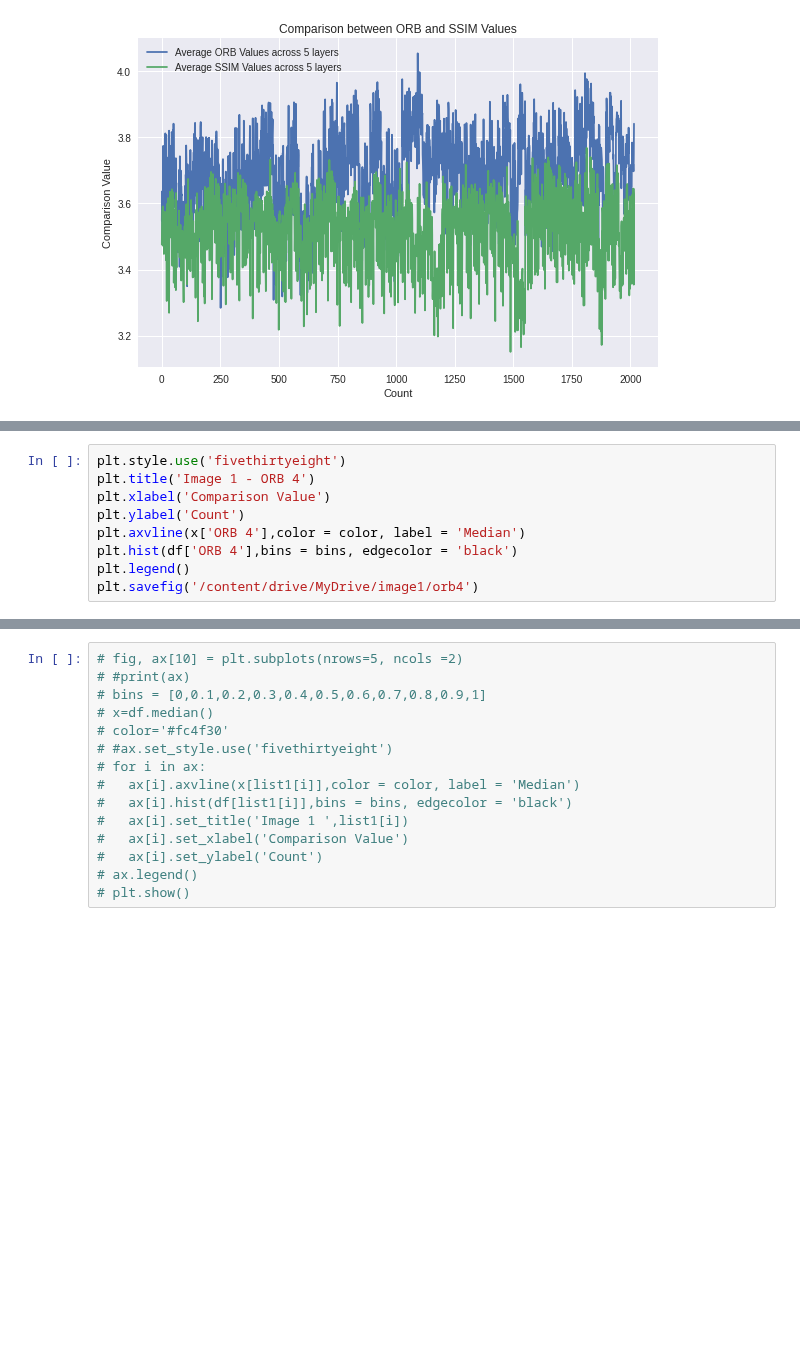
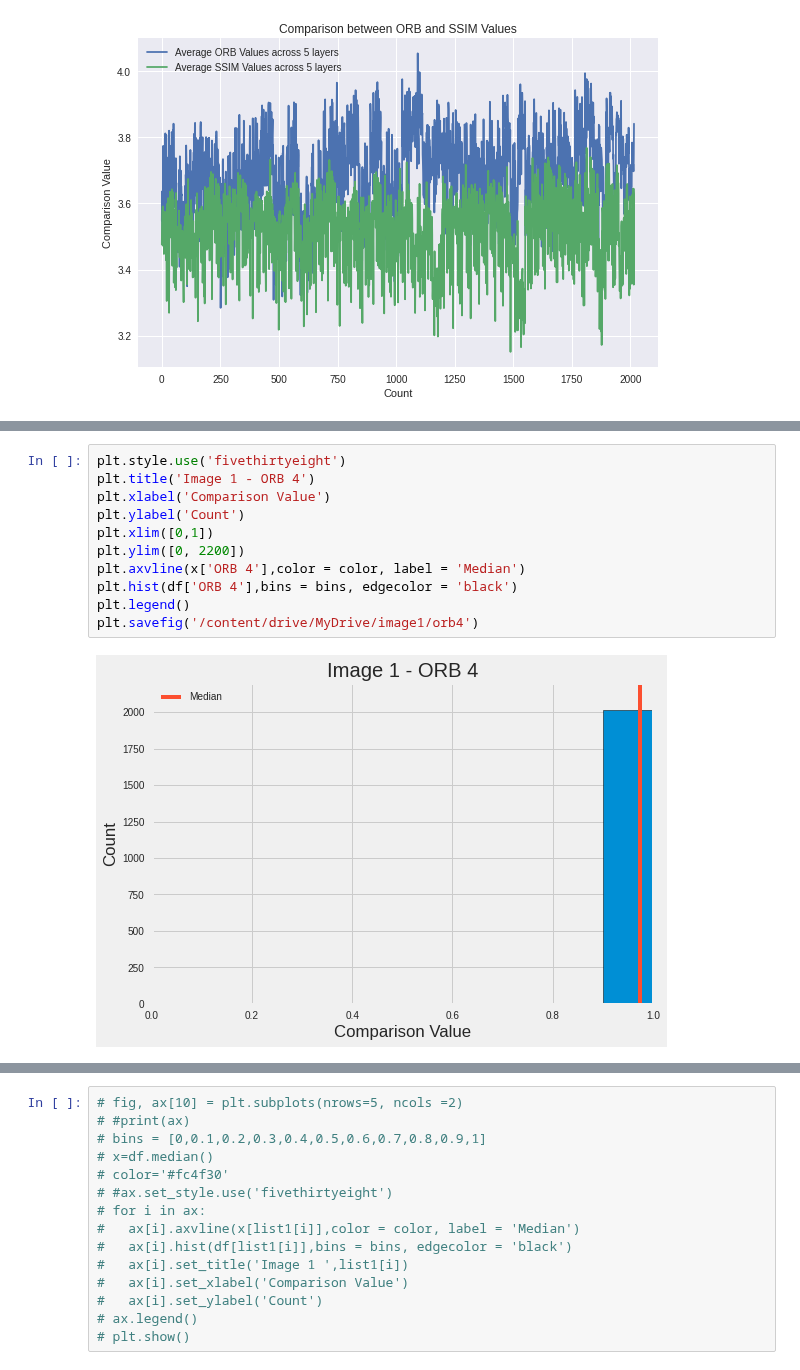
Before and after one commit to arnavd2001/iiitb_cnn, a Jupyter notebook: csvvisn.ipynb, the cells around one changed output, grey strips where cells are left out. Saved outputs shown, nothing was run; the diff lists cells and outputs as text; blank space fills up the shorter version.

```diff
--- a/csvvisn.ipynb
+++ b/csvvisn.ipynb
@@ -179,12 +193,16 @@ plt.savefig('/content/drive/MyDrive/image1/orb3')
 # %%
 plt.style.use('fivethirtyeight')
 plt.title('Image 1 - ORB 4')
 plt.xlabel('Comparison Value')
 plt.ylabel('Count')
+plt.xlim([0,1])
+plt.ylim([0, 2200])
 plt.axvline(x['ORB 4'],color = color, label = 'Median')
 plt.hist(df['ORB 4'],bins = bins, edgecolor = 'black')
 plt.legend()
 plt.savefig('/content/drive/MyDrive/image1/orb4')
+# %% [output]
+[figure, added]
 # %%
 plt.style.use('fivethirtyeight')
 plt.title('Image 1 - ORB 5')
```
Also changed, not shown: parts of 10 cells of this notebook.
